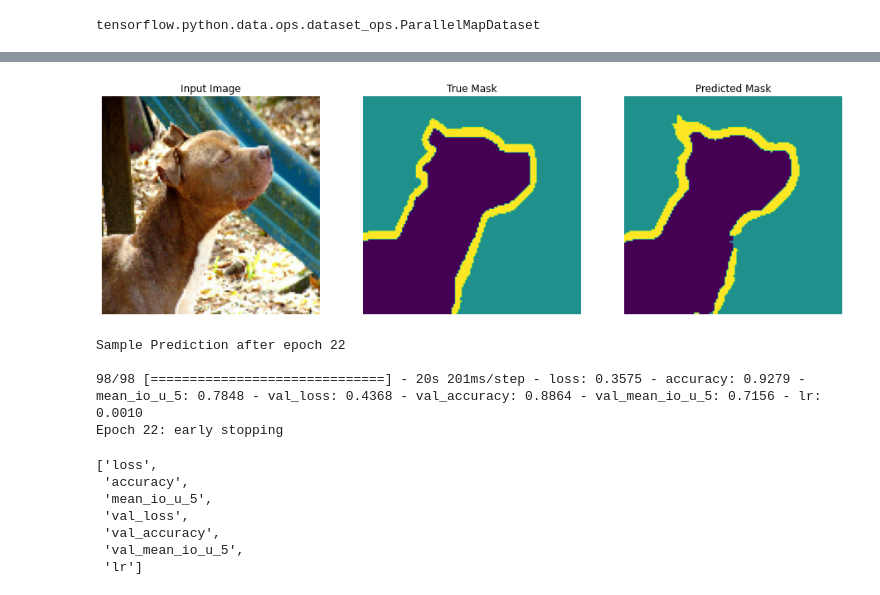
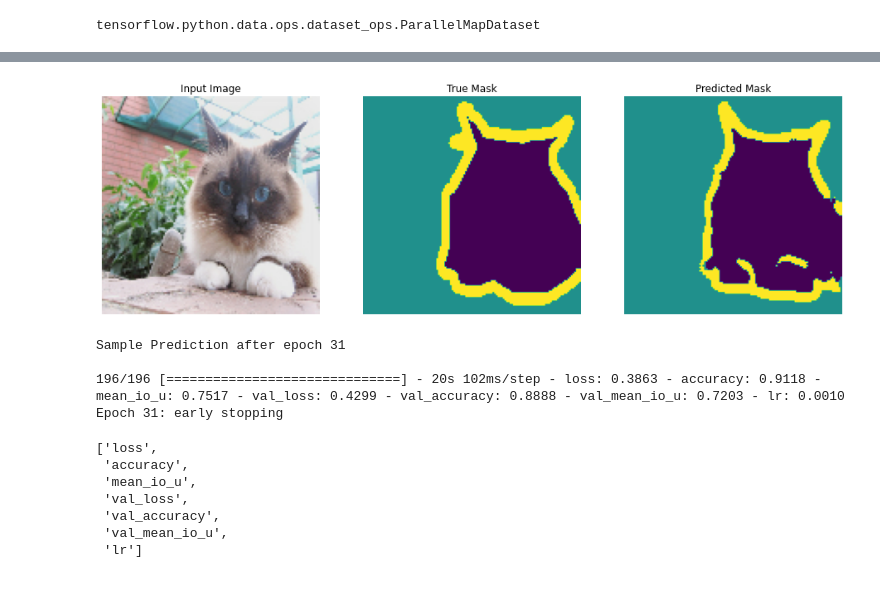
Before and after one commit to CoderAPS/neural_nets, a Jupyter notebook: image_segmentation3(20230309_v3).ipynb, the cells around one changed output, grey strips where cells are left out. Drawn from its saved outputs; the diff is of its cells as text; code cells hidden in the pictures.

```diff
--- a/image_segmentation3(20230309_v3).ipynb
+++ b/image_segmentation3(20230309_v3).ipynb
@@ -69,7 +75,7 @@ type(train_images)
 tensorflow.python.data.ops.dataset_ops.ParallelMapDataset
 # %%
 BUFFER_SIZE = 100
-BATCH_SIZE = 64
+BATCH_SIZE = 32
 # %%
 # Build the input pipeline
 train_batches = (
@@ -126,43 +132,42 @@ def get_model():
   c1 = Dropout(0.1) (c1)
   c1 = Conv2D(filters=16, kernel_size=(3, 3), activation='elu',
               kernel_initializer='he_normal', padding='same') (c1)
-  p1 = MaxPooling2D((2, 2)) (c1)
+  p1 = MaxPooling2D((2, 2))(c1)
 
   c2 = Conv2D(filters=32, kernel_size=(3, 3), activation='elu',
               kernel_initializer='he_normal', padding='same') (p1)
-  c2 = Dropout(0.1) (c2)
+  c2 = Dropout(0.2)(c2) #change .1 to 0,2
   c2 = Conv2D(filters=32, kernel_size=(3, 3), activation='elu',
               kernel_initializer='he_normal', padding='same') (c2)
-  p2 = MaxPooling2D((2, 2)) (c2)
+  p2 = MaxPooling2D((2, 2))(c2)
 
   c3 = Conv2D(filters=64, kernel_size=(3, 3), activation='elu',
               kernel_initializer='he_normal', padding='same') (p2)
-  c3 = Dropout(0.2) (c3)
+  c3 = Dropout(0.3) (c3) # change 0.2 to 0.3
   c3 = Conv2D(filters=64, kernel_size=(3, 3), activation='elu',
               kernel_initializer='he_normal', padding='same') (c3)
   p3 = MaxPooling2D((2, 2)) (c3)
 
   c4 = Conv2D(filters=128, kernel_size=(3, 3), activation='elu',
               kernel_initializer='he_normal', padding='same') (p3)
-  c4 = Dropout(0.2) (c4)
+  c4 = Dropout(0.4) (c4) # change from 0.2 to 0.4
   c4 = Conv2D(filters=128, kernel_size=(3, 3), activation='elu',
               kernel_initializer='he_normal', padding='same') (c4)
   p4 = MaxPooling2D(pool_size=(2, 2)) (c4)
 
   c5 = Conv2D(filters=256, kernel_size=(3, 3), activation='elu',
               kernel_initializer='he_normal', padding='same') (p4)
-  c5 = Dropout(0.3) (c5)
+  c5 = Dropout(0.5) (c5) # change from 0.3 to 0.5
   c5 = Conv2D(filters=256, kernel_size=(3, 3), activation='elu',
               kernel_initializer='he_normal', padding='same') (c5)
 
   # upsampling (Decoder)
-  # may need to change kernel_size to (3,3)?
   u6 = Conv2DTranspose(filters=128, kernel_size=(2, 2), strides=(2, 2),
                        padding='same') (c5)
   u6 = Concatenate()([u6, c4])
   c6 = Conv2D(filters=128, kernel_size=(3, 3),activation='elu',
               kernel_initializer='he_normal', padding='same') (u6)
-  c6 = Dropout(0.2) (c6)
+  c6 = Dropout(0.4)(c6) # change 0.2 to 0,4
   c6 = Conv2D(filters=128, kernel_size=(3, 3), activation='elu',
               kernel_initializer='he_normal', padding='same') (c6)
 
@@ -171,7 +176,7 @@ def get_model():
   u7 = Concatenate()([u7, c3])
   c7 = Conv2D(filters=64, kernel_size=(3, 3), activation='elu',
               kernel_initializer='he_normal', padding='same') (u7)
-  c7 = Dropout(0.2) (c7)
+  c7 = Dropout(0.3) (c7) # change 0.2 to 0.3
   c7 = Conv2D(filters=64, kernel_size=(3, 3), activation='elu',
               kernel_initializer='he_normal', padding='same') (c7)
 
@@ -180,7 +185,7 @@ def get_model():
   u8 = Concatenate()([u8, c2])
   c8 = Conv2D(filters=32, kernel_size=(3, 3), activation='elu',
               kernel_initializer='he_normal', padding='same') (u8)
-  c8 = Dropout(0.1) (c8)
+  c8 = Dropout(0.2) (c8) # 0.1 to 0.2
   c8 = Conv2D(filters=32, kernel_size=(3, 3), activation='elu',
               kernel_initializer='he_normal', padding='same') (c8)
 
@@ -189,7 +194,7 @@ def get_model():
   u9 = Concatenate()([u9,c1]) # get rid of (axis=3)?
   c9 = Conv2D(filters=16, kernel_size=(3, 3), activation='elu',
               kernel_initializer='he_normal', padding='same') (u9)
-  c9 = Dropout(0.1) (c9)
+  c9 = Dropout(0.1)(c9)
   c9 = Conv2D(filters=16, kernel_size=(3, 3), activation='elu',
               kernel_initializer='he_normal', padding='same') (c9)
 
@@ -276,7 +281,7 @@ reduce_lr = tf.keras.callbacks.ReduceLROnPlateau(monitor='val_loss', factor=0.2,
 
 callbacks_list = [earlystopper,checkpoint,reduce_lr,DisplayCallback()]
 # %%
-EPOCHS = 30
+EPOCHS = 75
 
 
 model_history = unet_model.fit(train_batches, epochs=EPOCHS,
@@ -286,18 +292,18 @@ model_history = unet_model.fit(train_batches, epochs=EPOCHS,
-[figure, old version]
+[figure, new version]
-Sample Prediction after epoch 22
-
-98/98 [==============================] - 20s 201ms/step - loss: 0.3575 - accuracy: 0.9279 - mean_io_u_5: 0.7848 - val_loss: 0.4368 - val_accuracy: 0.8864 - val_mean_io_u_5: 0.7156 - lr: 0.0010
-Epoch 22: early stopping
+Sample Prediction after epoch 31
+
+196/196 [==============================] - 20s 102ms/step - loss: 0.3863 - accuracy: 0.9118 - mean_io_u: 0.7517 - val_loss: 0.4299 - val_accuracy: 0.8888 - val_mean_io_u: 0.7203 - lr: 0.0010
+Epoch 31: early stopping
 # %%
 var = list(model_history.history.keys())
 var
 # %% [output]
 ['loss',
  'accuracy',
- 'mean_io_u_5',
+ 'mean_io_u',
  'val_loss',
  'val_accuracy',
- 'val_mean_io_u_5',
+ 'val_mean_io_u',
  'lr']
 # %%
 def show_history(model_history):
```
Also changed, not shown: parts of 9 cells of this notebook.
